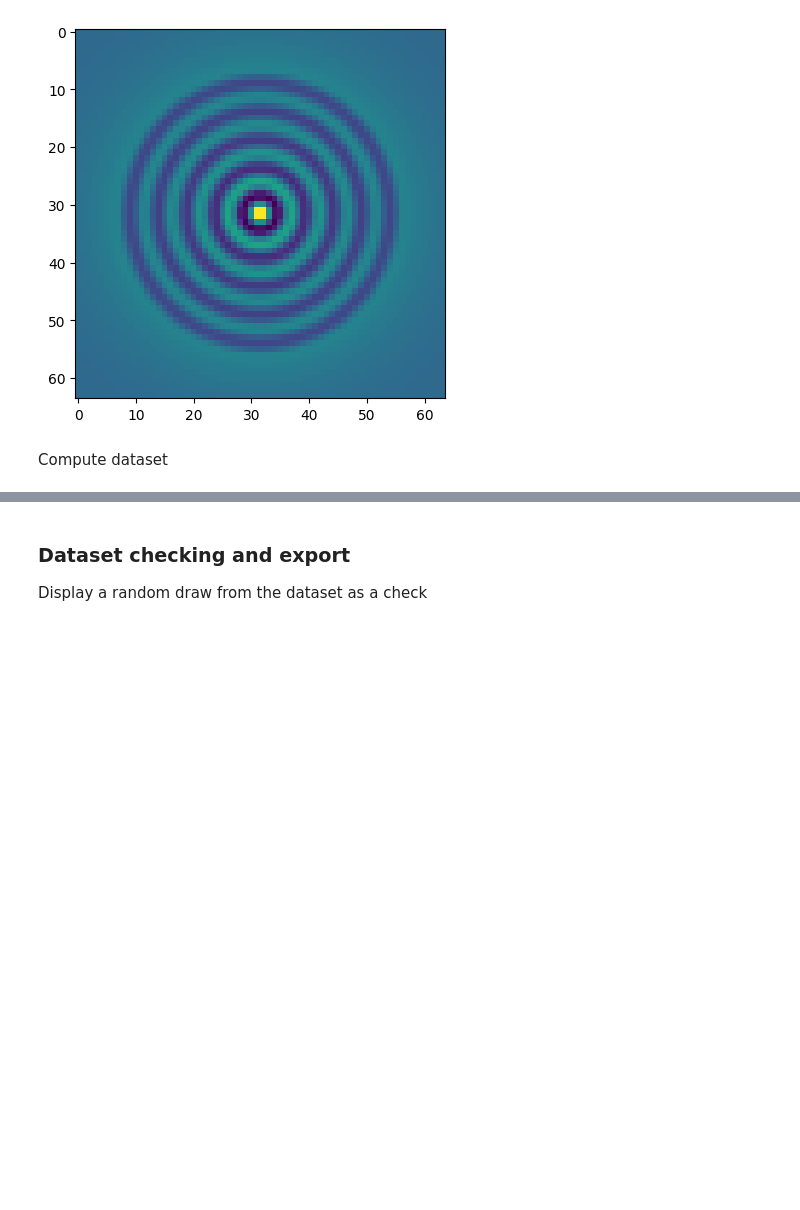
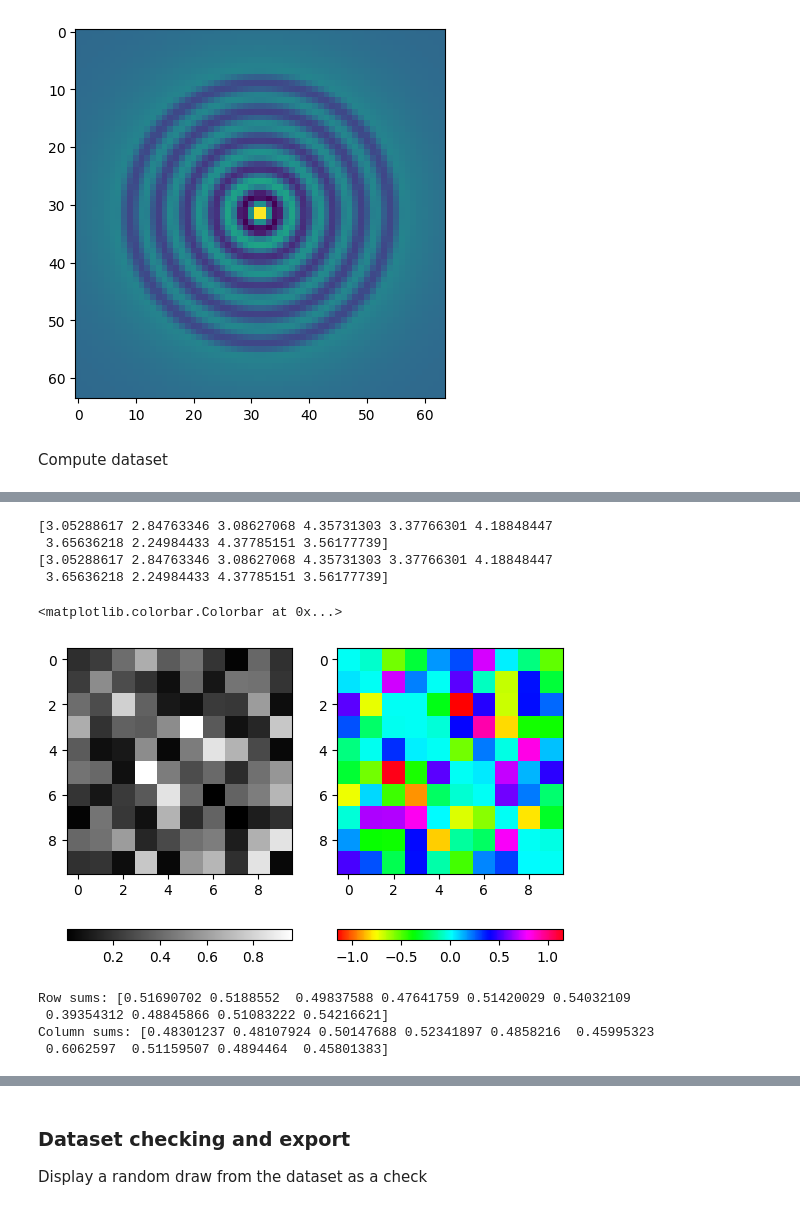
Before and after one commit to jysru/MMF_LP_modes, a Jupyter notebook: notebooks/generate_similar_datasets.ipynb, the cells around one changed output, grey strips where cells are left out. Cells and saved outputs as stored; diff of their text form; code cells hidden in the pictures; blank space fills up the shorter version.

```diff
--- a/notebooks/generate_similar_datasets.ipynb
+++ b/notebooks/generate_similar_datasets.ipynb
@@ -95,3 +108,81 @@ Computed Fourier 5000/5000
+# %%
+from waveoptics.plots.plots import complex_imshow
+from scipy import linalg
+
+def square_random_toeplitz(n, norm_intens: bool = True, complex: bool = True):
+    vec = np.random.rand(n)
+
+    if norm_intens:
+        vec = np.sqrt(vec / np.sum(vec))
+    matrix = linalg.toeplitz(vec, np.flip(vec))
+
+    if complex:
+        phi = 2 * np.pi * np.random.rand(n, n)
+        if n > 1:
+            triu_nodiag = np.triu(phi, k=1)
+            triu = np.triu(phi)
+            phi = np.angle(np.exp(1j * (triu - triu_nodiag.T)))
+        matrix = matrix * np.exp(1j * phi)
+
+    return matrix
+
+
+
+def generate_hermitian_matrix(n):
+    A = np.random.rand(n, n) + 1j * np.random.rand(n, n)
+    H = (A + A.conj().T) / 2
+    return H
+
+
+
+
+
+# M0 = square_random_toeplitz(10, complex=True)
+M0 = generate_hermitian_matrix(10)
+print(np.sum(abs(M0) ** 2, 0))
+print(np.sum(abs(M0) ** 2, 1))
+
+plt.subplot(1, 2, 1)
+plt.imshow(np.abs(M0) ** 2, cmap = 'gray')
+plt.colorbar(location='bottom')
+
+plt.subplot(1, 2, 2)
+plt.imshow(np.angle(M0), cmap='hsv')
+plt.colorbar(location='bottom')
+# %% [output]
+[3.05288617 2.84763346 3.08627068 4.35731303 3.37766301 4.18848447
+ 3.65636218 2.24984433 4.37785151 3.56177739]
+[3.05288617 2.84763346 3.08627068 4.35731303 3.37766301 4.18848447
+ 3.65636218 2.24984433 4.37785151 3.56177739]
+<matplotlib.colorbar.Colorbar at 0x...>
+[figure, added]
+# %%
+import numpy as np
+
+def generate_symmetric_doubly_stochastic_matrix(n):
+    # Create a random symmetric matrix
+    matrix = np.random.rand(n, n)
+    matrix = (matrix + matrix.T) / 2
+
+    for _ in range(10):  # Arbitrary number of iterations
+        # Normalize rows and columns simultaneously
+        row_col_sums = matrix.sum(axis=0) + matrix.sum(axis=1)
+        matrix = matrix / row_col_sums
+
+    return matrix
+
+# Generate a 4x4 symmetric doubly stochastic matrix
+result = generate_symmetric_doubly_stochastic_matrix(10)
+# print(result)
+
+# Verify row and column sums
+print("Row sums:", result.sum(axis=1))
+print("Column sums:", result.sum(axis=0))
+# %% [output]
+Row sums: [0.51690702 0.5188552  0.49837588 0.47641759 0.51420029 0.54032109
+ 0.39354312 0.48845866 0.51083222 0.54216621]
+Column sums: [0.48301237 0.48107924 0.50147688 0.52341897 0.4858216  0.45995323
+ 0.6062597  0.51159507 0.4894464  0.45801383]
 # %%
 from copy import deepcopy
 
```
Also changed, not shown: parts of 12 cells of this notebook.
